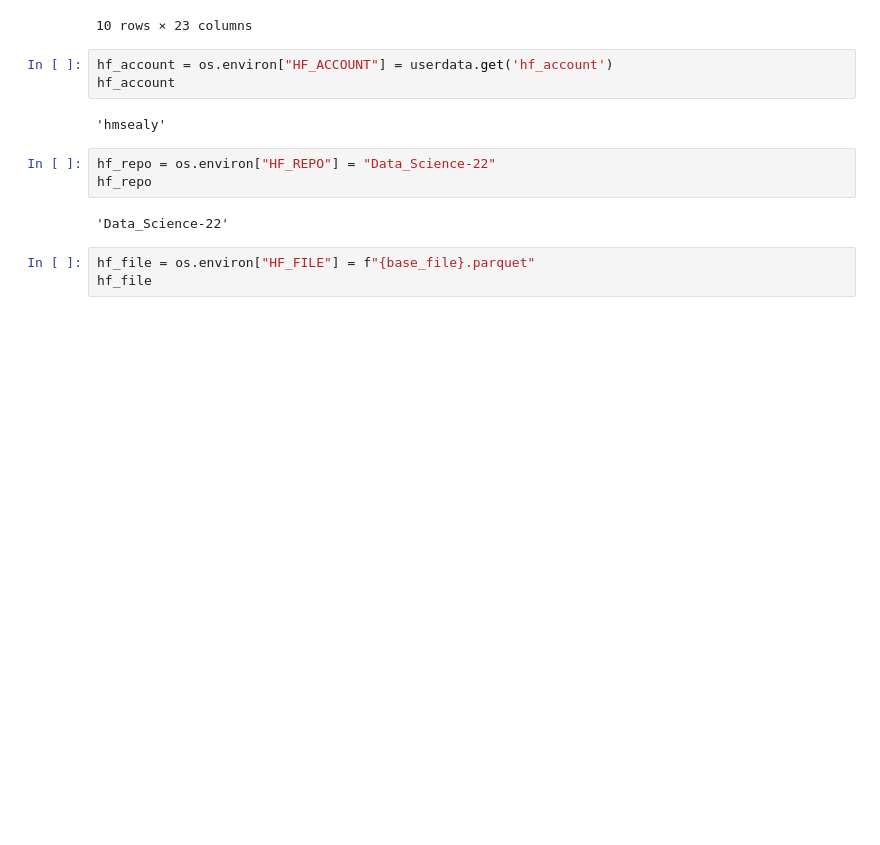
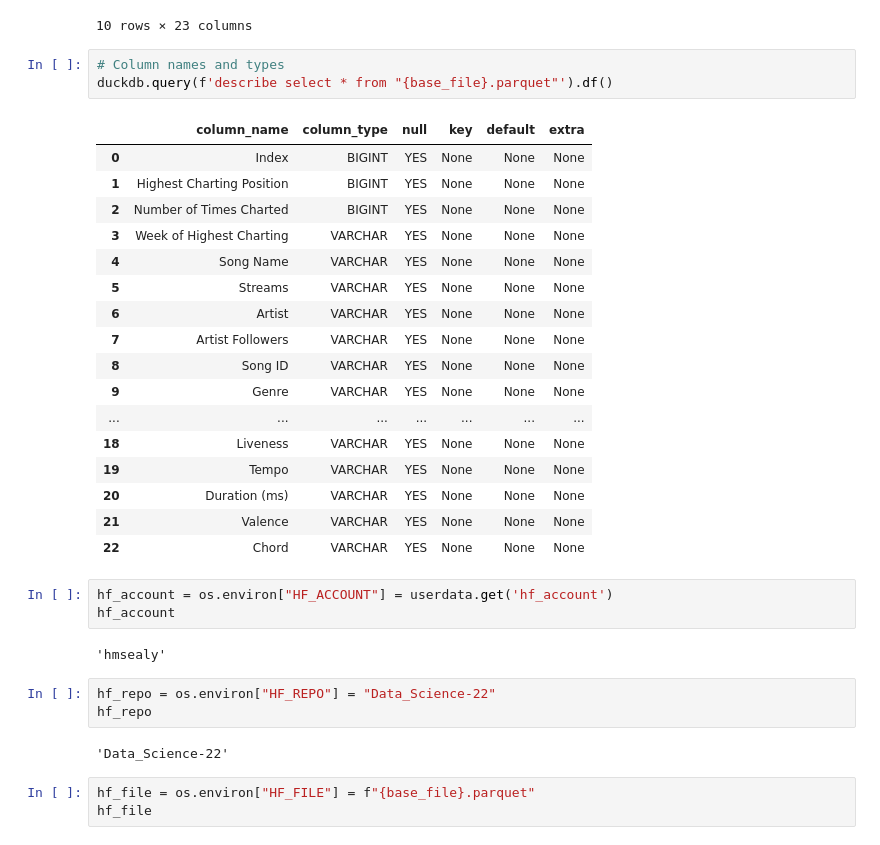
Before and after one commit to cnmi-ds-22/hmsealy___Data-Science-Portofolio-C22-, a Jupyter notebook: Modules/Module_4_Tree_Based_Methods/Projects/Instructions/Project.4-Spotify/Spotify.Pass-07.ipynb, the cells around one changed output. Cells and saved outputs as stored; diff of their text form; blank space fills up the shorter version.

```diff
--- a/Modules/Module_4_Tree_Based_Methods/Projects/Instructions/Project.4-Spotify/Spotify.Pass-07.ipynb
+++ b/Modules/Module_4_Tree_Based_Methods/Projects/Instructions/Project.4-Spotify/Spotify.Pass-07.ipynb
@@ -69,6 +74,27 @@ duckdb.query(f'select * from "{base_file}.parquet" limit 10').df()
 | 8 | 9 | 3 | 8 | 2021-06-18--2021-06-25 | Yonaguni | 25,030,128 | ... |
 | 9 | 10 | 8 | 10 | 2021-07-02--2021-07-09 | I WANNA BE YOUR SLAVE | 24,551,591 | ... |
 10 rows × 23 columns
+# %%
+# Column names and types
+duckdb.query(f'describe select * from "{base_file}.parquet"').df()
+# %% [output]
+|  | column_name | column_type | null | key | default | extra |
+| 0 | Index | BIGINT | YES | None | None | None |
+| 1 | Highest Charting Position | BIGINT | YES | None | None | None |
+| 2 | Number of Times Charted | BIGINT | YES | None | None | None |
+| 3 | Week of Highest Charting | VARCHAR | YES | None | None | None |
+| 4 | Song Name | VARCHAR | YES | None | None | None |
+| 5 | Streams | VARCHAR | YES | None | None | None |
+| 6 | Artist | VARCHAR | YES | None | None | None |
+| 7 | Artist Followers | VARCHAR | YES | None | None | None |
+| 8 | Song ID | VARCHAR | YES | None | None | None |
+| 9 | Genre | VARCHAR | YES | None | None | None |
+| ... | ... | ... | ... | ... | ... | ... |
+| 18 | Liveness | VARCHAR | YES | None | None | None |
+| 19 | Tempo | VARCHAR | YES | None | None | None |
+| 20 | Duration (ms) | VARCHAR | YES | None | None | None |
+| 21 | Valence | VARCHAR | YES | None | None | None |
+| 22 | Chord | VARCHAR | YES | None | None | None |
 # %%
 hf_account = os.environ["HF_ACCOUNT"] = userdata.get('hf_account')
 hf_account
```
Also changed, not shown: parts of 7 cells of this notebook.
